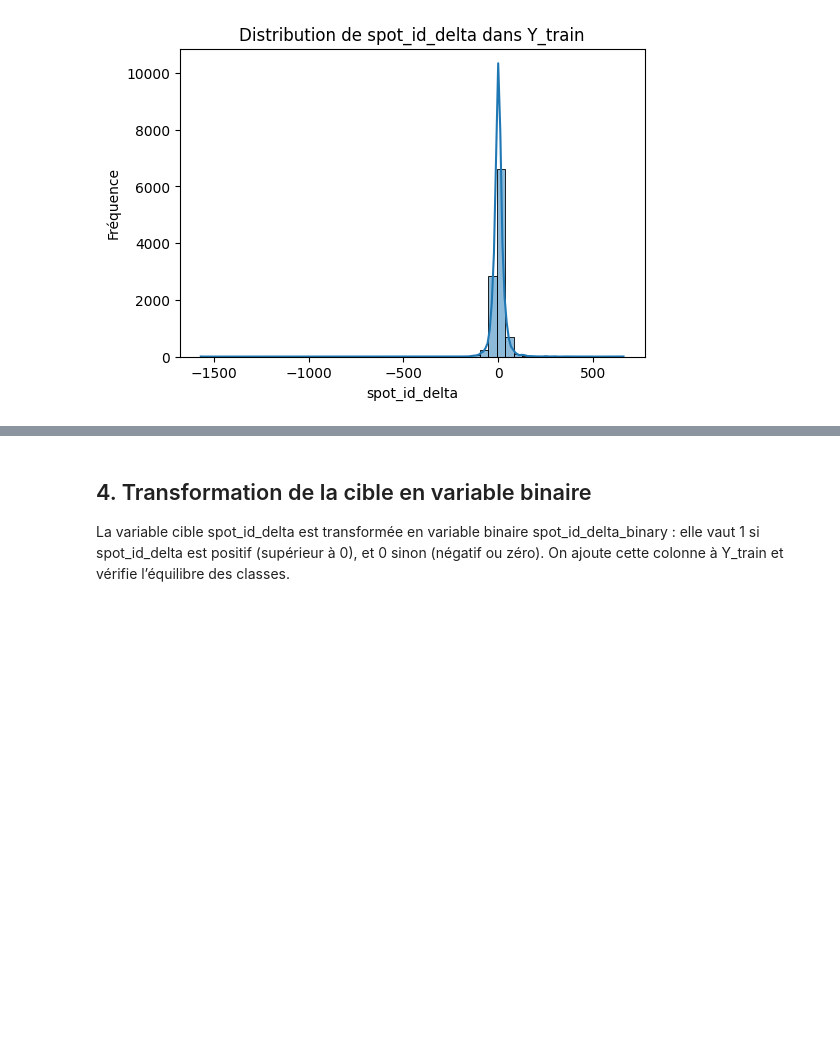
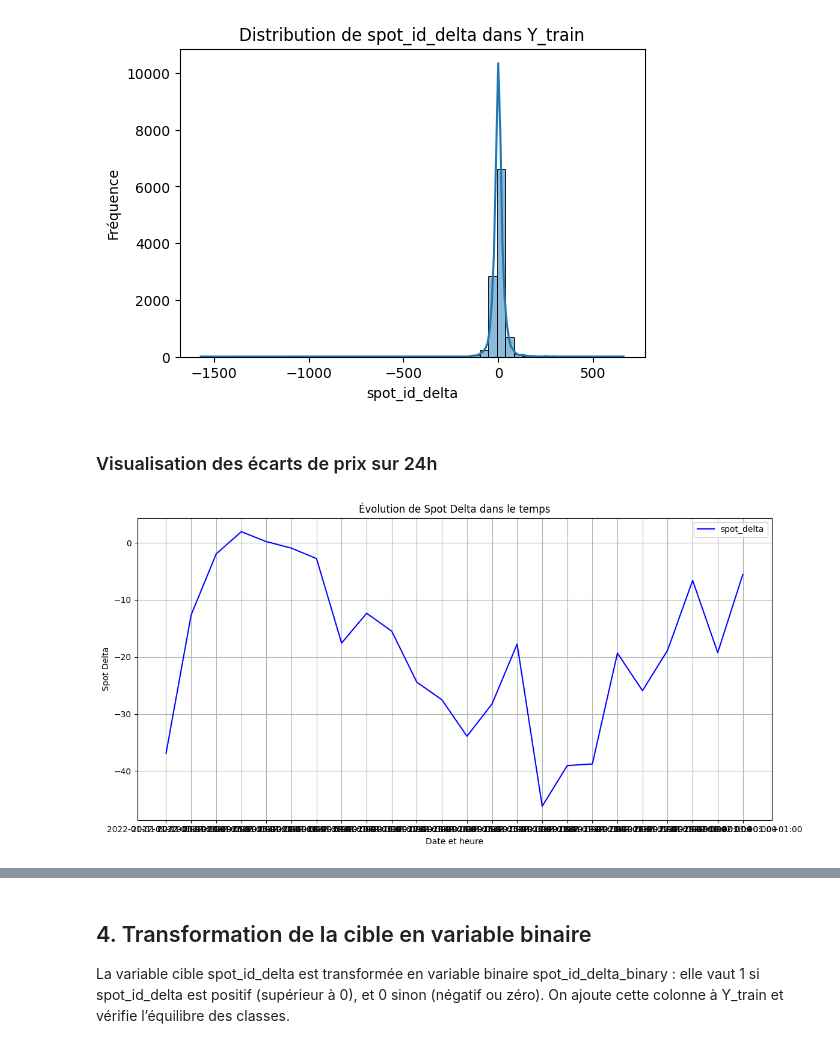
Before and after one commit to juabln/PROJET-LIL, a Jupyter notebook: notebook_projet.ipynb, the cells around one changed output, grey strips where cells are left out. Saved outputs shown, nothing was run; the diff lists cells and outputs as text; code cells hidden in the pictures; blank space fills up the shorter version.

Commit message:
"Visualisation ecarts 24h"

```diff
--- a/notebook_projet.ipynb
+++ b/notebook_projet.ipynb
@@ -191,3 +195,23 @@ plt.ylabel("Fréquence")
 plt.show()
 # %% [output]
 [figure]
+# %% [markdown]
+### Visualisation des écarts de prix sur 24h
+# %%
+#DELIVERY_START,spot_id_delta
+spot_delta_data = Y_train["spot_id_delta"].head(24)
+date = Y_train["DELIVERY_START"].head(24)
+
+# Tracé de la courbe
+plt.figure(figsize=(12, 6))
+plt.plot(date,spot_delta_data, label='spot_delta', color='blue')
+
+plt.xlabel("Date et heure")
+plt.ylabel("Spot Delta")
+plt.title("Évolution de Spot Delta dans le temps")
+plt.grid(True)
+plt.legend()
+plt.tight_layout()
+plt.show()
+# %% [output]
+[figure, added]
```
Also changed, not shown: parts of 6 cells of this notebook, 1 other file.
